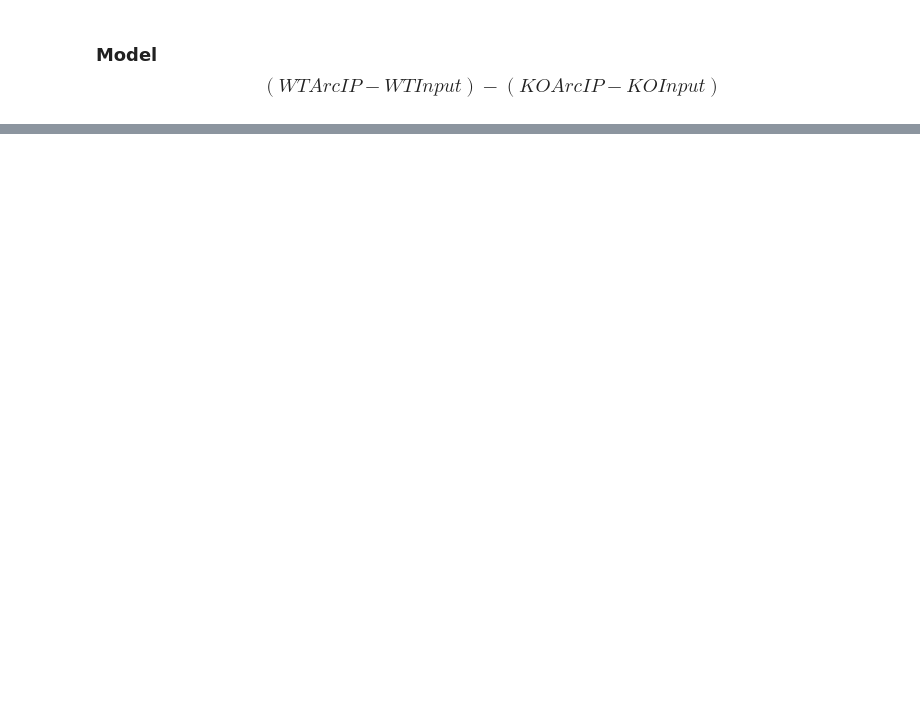
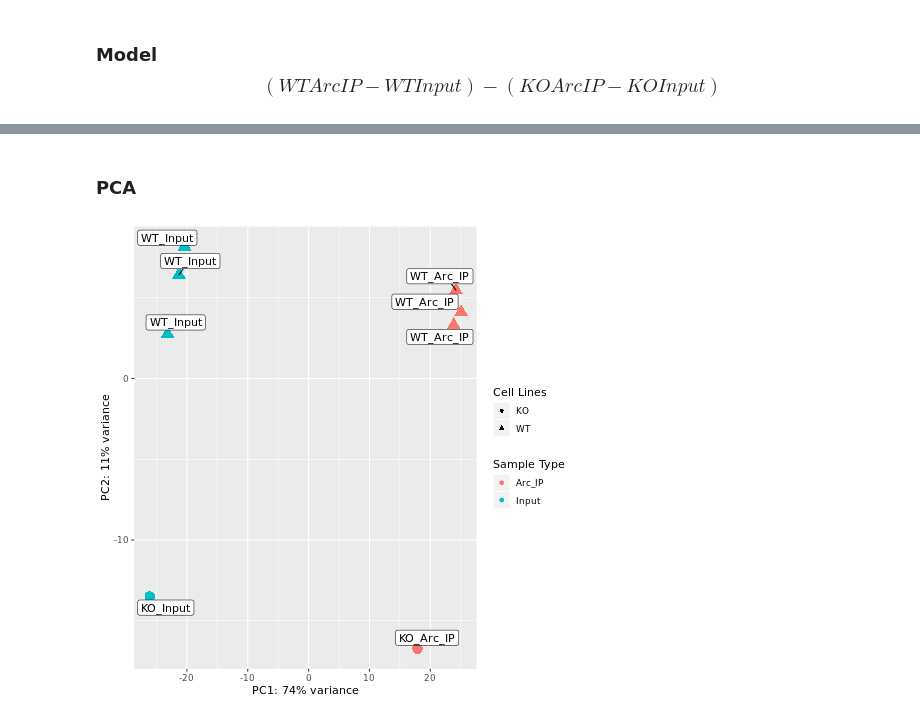
Before and after one commit to goodarzilab/Abe, a Jupyter notebook: Jason/Jason_notebook.ipynb, the cells around one changed output, grey strips where cells are left out. Cells and saved outputs as stored; diff of their text form; code cells hidden in the pictures; blank space fills up the shorter version.

```diff
--- a/Jason/Jason_notebook.ipynb
+++ b/Jason/Jason_notebook.ipynb
@@ -228,0 +311,20 @@ positive_ncu <- ncu[rownames(positive_res),]
+# %%
+%%R
+files <- list.files(pattern="denovo.gene.fc$")
+
+cell.line   <- c(rep("KO",2),rep("WT",6))
+replicate <- c(rep("",2), rep('1',2), rep('2',2), rep('3',2))
+sample.type <- c(rep(c("Input","Arc_IP"),4))
+cond <- paste(cell.line, sample.type, sep="_")
+all_cond <- paste(cell.line, replicate, sample.type, sep="_")
+
+datalist <- lapply(files, function(x){read.table(file=x,header=TRUE,colClasses=c(NA, "NULL", "NULL", "NULL", "NULL", "NULL", NA),check.names=F)})
+m <- Reduce(function(...) merge(..., by=1, all = TRUE), datalist)
+rownames(m) <- m[,1]
+m <- m[,-1]
+m[is.na(m)]<-0
+m <- round(m)
+
+colnames(m) <- unlist(lapply(colnames(m), function(i) (strsplit(i, ".denovo.bam"))[1]))
+
+colData <- data.frame(cond, row.names=colnames(m))
@@ -228,0 +346,11 @@ positive_ncu <- ncu[rownames(positive_res),]
+# %%
+%%R
+dds <- DESeqDataSetFromMatrix(countData = m, colData = colData, design = ~ cond)
+dds$cond <- relevel(dds$cond, ref="WT_Input")
+dds <- DESeq(dds)
+resultsNames(dds)
+ncu <- counts(dds, normalized=TRUE)
+write.table(ncu, file="denovo_gene_count_table_DE2norm.txt", sep="\t", quote=FALSE, col.names=NA)
+write.table(m, file="denovo_gene_count_table_raw.txt", sep="\t", quote=FALSE, col.names=NA )
+cds <- estimateDispersions(dds)
+vsd <- varianceStabilizingTransformation(cds)
@@ -228,0 +375,16 @@ positive_ncu <- ncu[rownames(positive_res),]
+# %% [markdown]
+### PCA
+# %%
+%%R
+z <- plotPCA(vsd,intgroup=c("cond"), returnData=TRUE)
+percentVar <- round(100 * attr(z, "percentVar"))
+p <- ggplot(z, aes(PC1, PC2)) +
+  geom_point(aes(size = 4, color = sample.type, shape = cell.line)) +
+  xlab(paste0("PC1: ",percentVar[1],"% variance")) +
+  ylab(paste0("PC2: ",percentVar[2],"% variance")) +
+  geom_label_repel(label = cond, force = 10) +
+  labs(shape="Cell Lines", colour="Sample Type") +
+  guides(size = FALSE)
+print (p)
+# %% [output]
+[figure, added]
```
Also changed, not shown: parts of 25 cells of this notebook, 5 other files.
